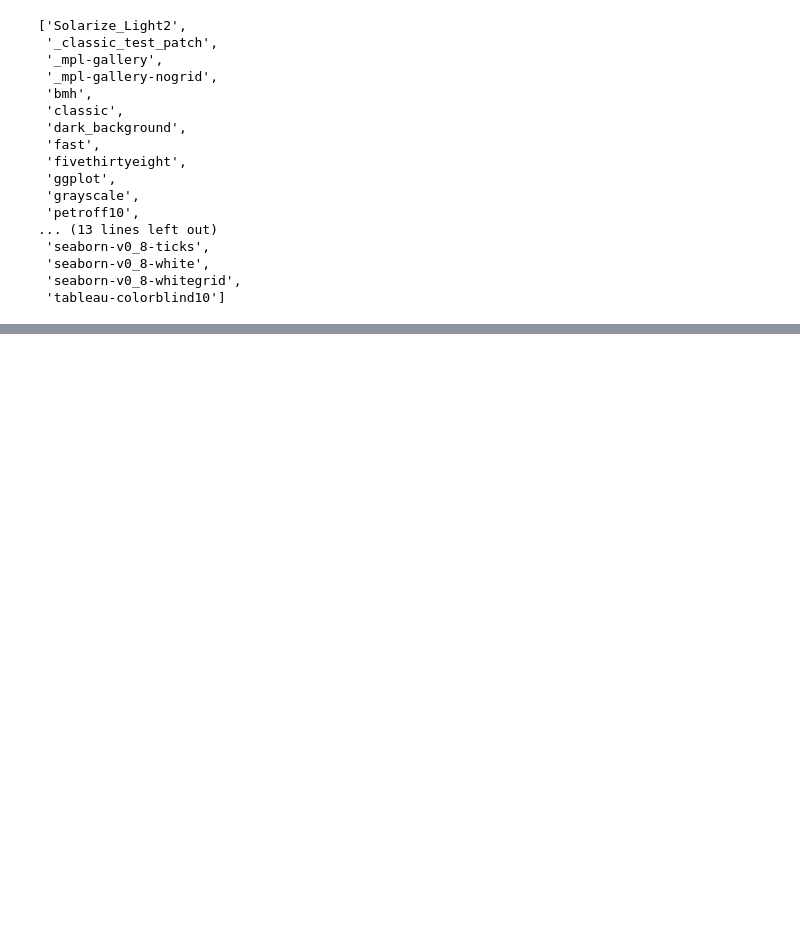
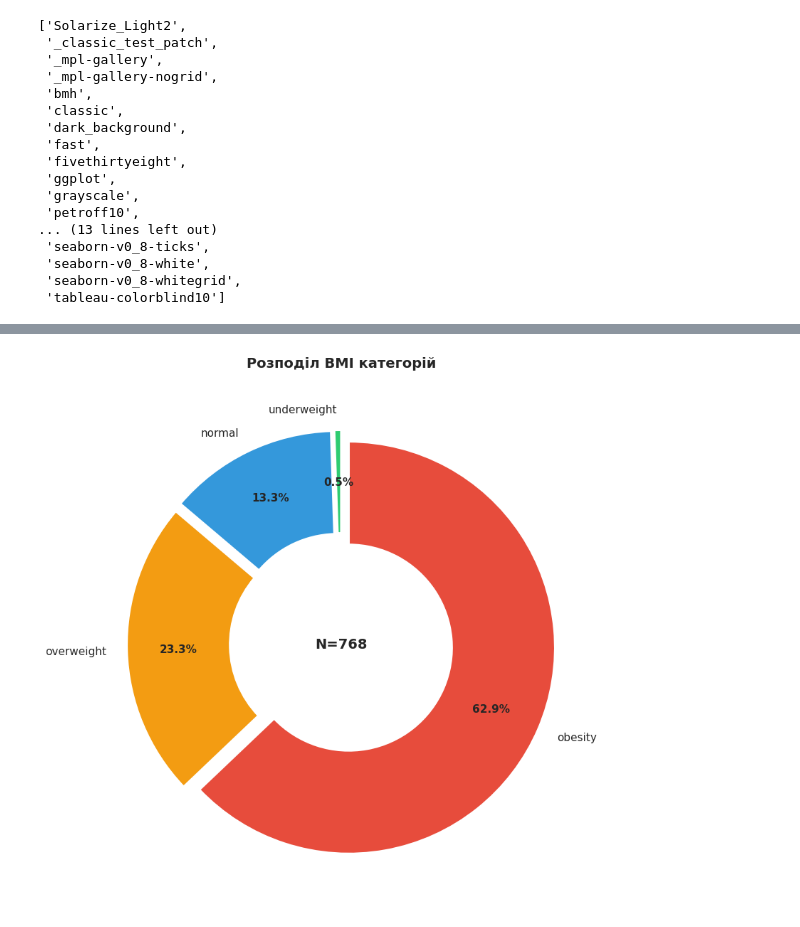
Before and after one commit to denys-ops/SET-DataAnalysis, a Jupyter notebook: hw/HW_5_Kondratiuk_Kosteniuk.ipynb, the cells around one changed output, grey strips where cells are left out. Saved outputs shown, nothing was run; the diff lists cells and outputs as text; code cells hidden in the pictures; blank space fills up the shorter version.

```diff
--- a/hw/HW_5_Kondratiuk_Kosteniuk.ipynb
+++ b/hw/HW_5_Kondratiuk_Kosteniuk.ipynb
@@ -398,0 +429,51 @@ plt.show()
+# %%
+# Donut Chart - BMI Categories
+# Показуємо співвідношення категорій BMI у датасеті.
+
+bmi_counts = diabetes_data["bmi_cat"].value_counts()
+
+# Порядок категорій від найменшого ризику до найбільшого
+order = ["underweight", "normal", "overweight", "obesity"]
+bmi_counts = bmi_counts.reindex([c for c in order if c in bmi_counts.index])
+
+colors = ["#2ecc71", "#3498db", "#f39c12", "#e74c3c"]
+explode = [0.04] * len(bmi_counts)
+
+_, ax = plt.subplots(figsize=(10, 8))
+
+wedges, texts, autotexts = ax.pie(
+    bmi_counts.values,
+    labels=bmi_counts.index,
+    autopct="%1.1f%%",
+    colors=colors[: len(bmi_counts)],
+    explode=explode[: len(bmi_counts)],
+    startangle=90,
+    pctdistance=0.75,
+    wedgeprops=dict(
+        width=0.5, edgecolor="white", linewidth=2
+    ),  # width робить "дірку" в центрі
+)
+
+centre_circle = plt.Circle((0, 0), 0.35, fc="white")
+ax.add_patch(centre_circle)
+ax.text(
+    0,
+    0,
+    f"N={len(diabetes_data)}",
+    ha="center",
+    va="center",
+    fontsize=14,
+    fontweight="bold",
+)
+
+ax.set_title("Розподіл BMI категорій", fontsize=14, fontweight="bold", pad=20)
+
+plt.setp(autotexts, size=11, weight="bold")
+plt.setp(texts, size=11)
+
+plt.tight_layout()
+plt.show()
+
+# Висновок: Більшість пацієнтів мають ожиріння (obesity), що корелює з підвищеним ризиком діабету.
+# %% [output]
+[figure, added]
```
Also changed, not shown: parts of 8 cells of this notebook, 2 other files.
